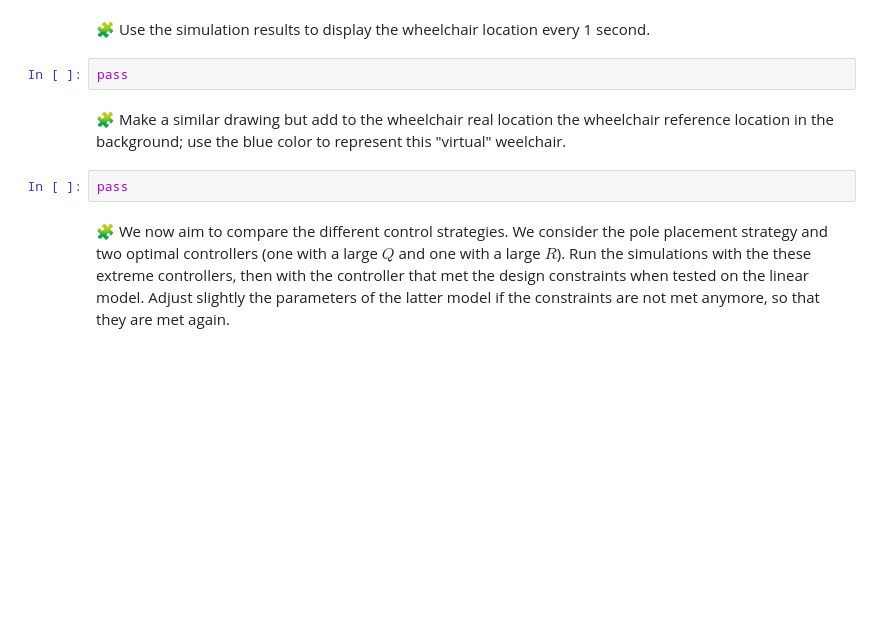
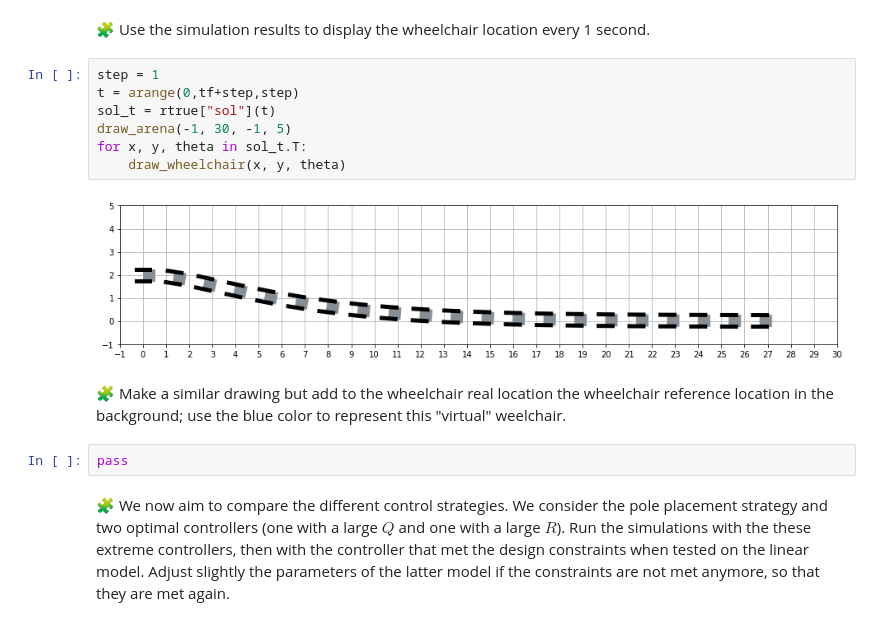
Before and after one commit to Said-taoussi/Control-engineering-with-python, a Jupyter notebook: Project-3.ipynb, the cells around one changed output. Saved outputs shown, nothing was run; the diff lists cells and outputs as text; blank space fills up the shorter version.

```diff
--- a/Project-3.ipynb
+++ b/Project-3.ipynb
@@ -899,7 +936,14 @@ pass
 # %% [markdown]
 🧩 Use the simulation results to display the wheelchair location every 1 second.
-# %%
-pass
+# %%
+step = 1
+t = arange(0,tf+step,step)
+sol_t = rtrue["sol"](t)
+draw_arena(-1, 30, -1, 5)
+for x, y, theta in sol_t.T:
+    draw_wheelchair(x, y, theta)
+# %% [output]
+[figure, added]
 # %% [markdown]
 🧩 Make a similar drawing but add to the wheelchair real location the wheelchair reference location in the background; use the blue color to represent this "virtual" weelchair.
 # %%
```
Also changed, not shown: parts of 8 cells of this notebook.
